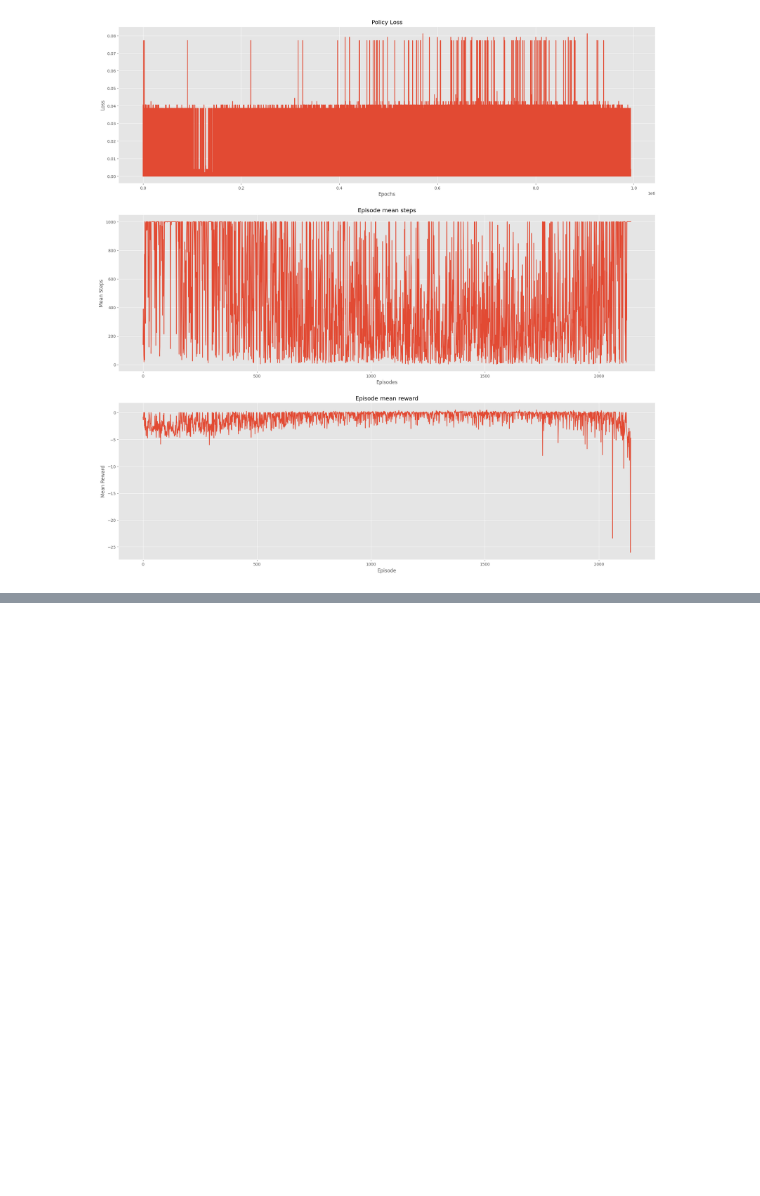
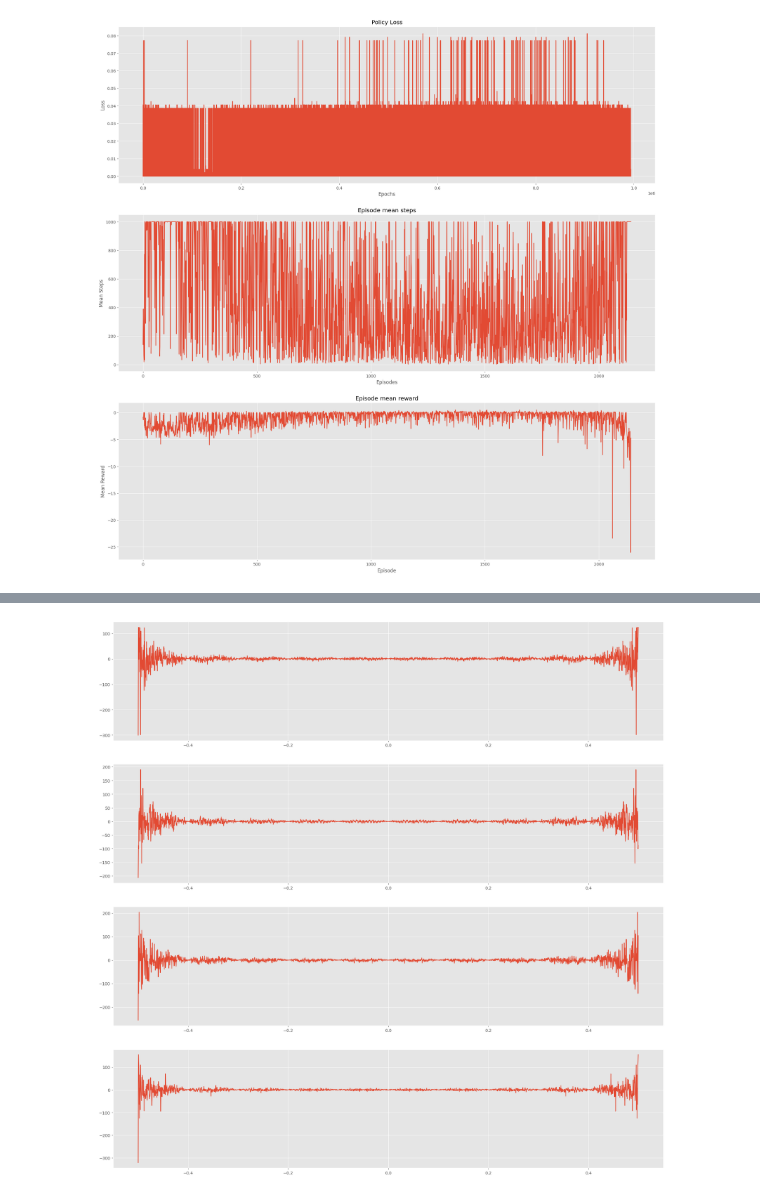
Before and after one commit to tcarausu/SwarmRobots, a Jupyter notebook: envs/analyze.ipynb, the cells around one changed output, grey strips where cells are left out. Saved outputs shown, nothing was run; the diff lists cells and outputs as text; code cells hidden in the pictures; blank space fills up the shorter version.

```diff
--- a/envs/analyze.ipynb
+++ b/envs/analyze.ipynb
@@ -106,0 +146,15 @@ _ = get_results("results/MULTIAGENT_DISCRETE_8agent_random/FirstRun/log.json", v
+# %%
+from numpy.fft import fft, ifft, fftshift, fftfreq
+
+v_hat = fft(numbers[3])
+#v_conv_3 = np.real(ifft(vk_hat))
+
+# freq = fftshift(fftfreq(N))
+fig, axs = plt.subplots(4,1, figsize = (24,24))
+
+for i in range(len(numbers)):
+    fft_comm = fft(numbers[i])
+    axs[i].plot(fftshift(fftfreq(len(numbers[i]))), np.real(fft_comm))
+# axs[1].plot(ifft(v_hat))
+# %% [output]
+[figure, added]
```
Also changed, not shown: parts of 5 cells of this notebook, 9 other files.
